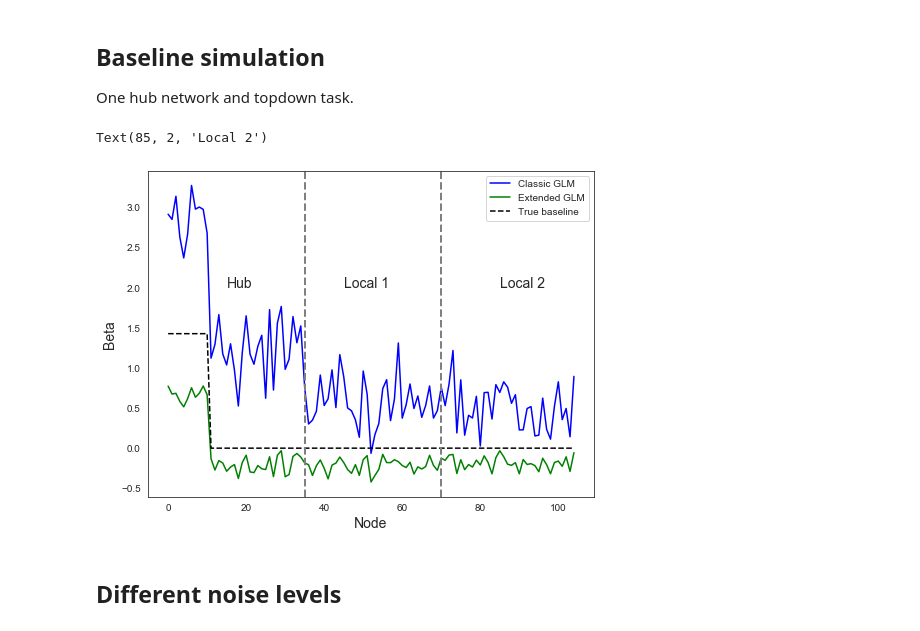
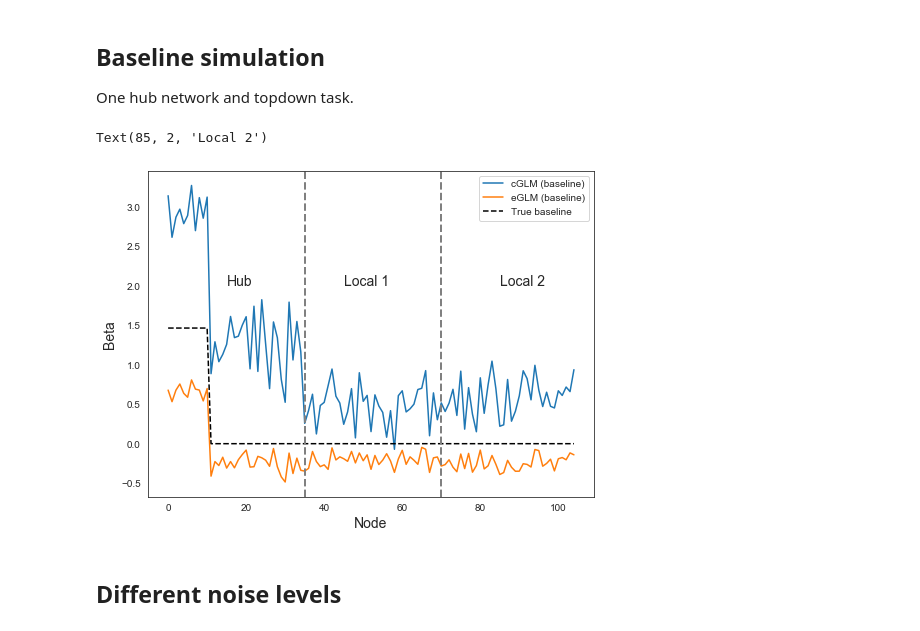
Before and after one commit to zenkavi/DevStudy_FmriNbs, a Jupyter notebook: notebooks/informationtransfermapping/TheoreticalResults/Zenkavi_Simulations/Extended_GLM_neural_network_level.ipynb, the cells around one changed output. Saved outputs shown, nothing was run; the diff lists cells and outputs as text; code cells hidden in the pictures.

```diff
--- a/notebooks/informationtransfermapping/TheoreticalResults/Zenkavi_Simulations/Extended_GLM_neural_network_level.ipynb
+++ b/notebooks/informationtransfermapping/TheoreticalResults/Zenkavi_Simulations/Extended_GLM_neural_network_level.ipynb
@@ -421,7 +421,7 @@ def sim_network_task_glm(ncommunities = 3,
     ext_glm = run_ext_glm(all_nodes_ts = y, task_reg = I[stim_nodes[0],:],
                           weight_matrix = W, dt = dt, tau = tau, g = g, s = s)
 
-    return(W, ucr_glm, ext_glm, stim_nodes, taskdata)
+    return({"W":W, "ucr_glm": ucr_glm, "ext_glm": ext_glm, "stim_nodes": stim_nodes, "taskdata": taskdata})
 # %% [markdown]
 ## Baseline simulation
 
@@ -431,26 +429,44 @@ base_W, base_ucr_glm, base_ext_glm, base_stim_nodes, base_ts = sim_network_task_
-# %%
-ncoms = 3
-nnods = 35
-totalnodes = ncoms*nnods
+# %%
+base_sim = sim_network_task_glm()
 # %%
-plt.rcParams["figure.figsize"][0] = 8
-plt.rcParams["figure.figsize"][1] = 6
-plt.plot(base_ucr_glm, color = "blue", label = "Classic GLM")
-plt.plot(base_ext_glm, color = "green", label = "Extended GLM")
-stim_baseline, nonstim_baseline = get_true_baseline(base_ts)
-plt.plot(np.concatenate((np.repeat(stim_baseline, len(base_stim_nodes)), np.repeat(nonstim_baseline,totalnodes-len(base_stim_nodes)))),
+def plot_sim_network_glm(data,
+                         width = 8,
+                        height = 6,
+                        ncoms = 3,
+                        nnods = 35,
+                        task_type = "td",
+                        ucr_label = "cGLM (baseline)",
+                        ext_label = "eGLM (baseline)"):
+
+    totalnodes = ncoms*nnods
+
+    plt.rcParams["figure.figsize"][0] = width
+    plt.rcParams["figure.figsize"][1] = height
+
+    plt.plot(data['ucr_glm'],label = ucr_label)
+    plt.plot(data['ext_glm'],label = ext_label)
+
+    stim_baseline, nonstim_baseline = get_true_baseline(data['taskdata'])
+
+    if task_type == 'td':
+        plt.plot(np.concatenate((np.repeat(stim_baseline, len(data['stim_nodes'])), np.repeat(nonstim_baseline,totalnodes-len(data['stim_nodes'])))),
          color = "black", linestyle = '--', label = "True baseline")
-plt.ylabel('Beta',fontsize=14)
-plt.xlabel('Node',fontsize=14)
-for n in range(1,ncoms):
-    plt.axvline(x=nnods*n,linewidth=2, color='gray', ls = "--")
-plt.legend(loc="best")
-plt.text(x = 15, y = 2, s = "Hub", fontsize = 14)
-plt.text(x = 45, y = 2, s = "Local 1", fontsize = 14)
-plt.text(x = 85, y = 2, s = "Local 2", fontsize = 14)
+
+    plt.ylabel('Beta',fontsize=14)
+    plt.xlabel('Node',fontsize=14)
+
+    for n in range(1,ncoms):
+        plt.axvline(x=nnods*n,linewidth=2, color='gray', ls = "--")
+
+    plt.legend(loc="best")
-# %% [output]
-Text(85, 2, 'Local 2')
-[figure, removed]
+# %%
+plot_sim_network_glm(data = base_sim)
+plt.text(x = 15, y = 2, s = "Hub", fontsize = 14)
+plt.text(x = 45, y = 2, s = "Local 1", fontsize = 14)
+plt.text(x = 85, y = 2, s = "Local 2", fontsize = 14)
+# %% [output]
+Text(85, 2, 'Local 2')
+[figure, added]
 # %% [markdown]
 ## Different noise levels
 # %% [markdown]
```
Also changed, not shown: parts of 38 cells of this notebook.
